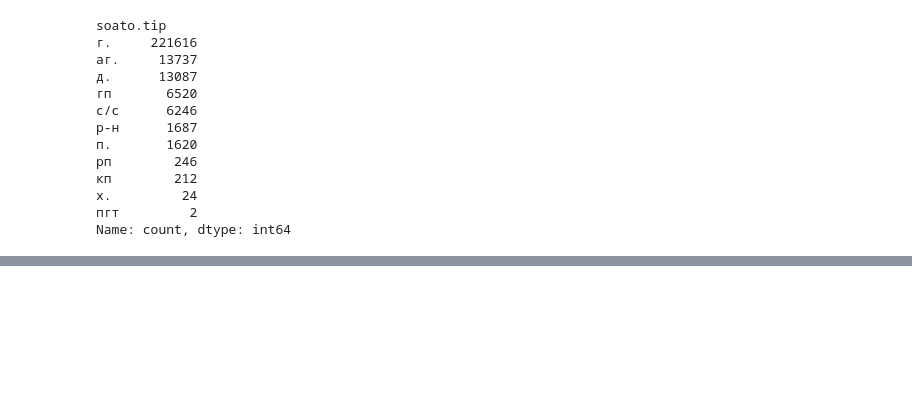
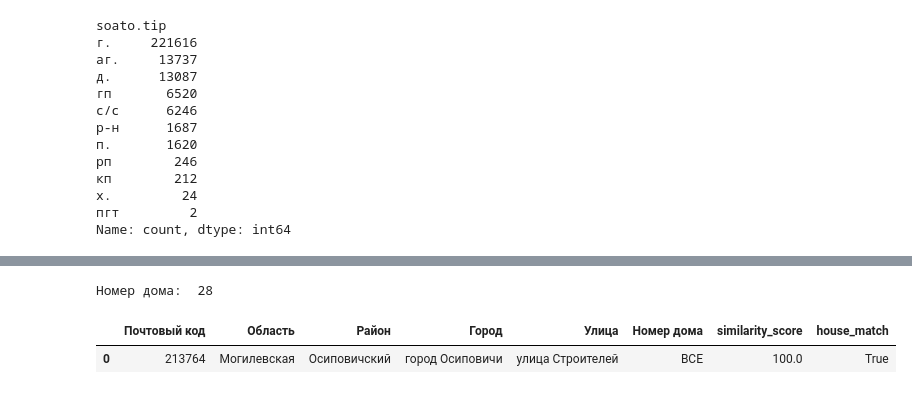
Before and after one commit to trxxnk/belpost-address-finder, a Jupyter notebook: analys.ipynb, the cells around one changed output, grey strips where cells are left out. Drawn from its saved outputs; the diff is of its cells as text; code cells hidden in the pictures; blank space fills up the shorter version.

```diff
--- a/analys.ipynb
+++ b/analys.ipynb
@@ -218,0 +396,9 @@ add_similarity_scores(first_filtered,
+# %%
+target_house = building
+print("Номер дома: ", target_house)
+data_scores["house_match"] = data_scores["Номер дома"].apply(lambda r: house_in_range(target_house, r))
+data_scores
+# %% [output]
+Номер дома:  28
+|  | Почтовый код | Область | Район | Город | Улица | Номер дома | similarity_score | house_match |
+| 0 | 213764 | Могилевская | Осиповичский | город Осиповичи | улица Строителей | ВСЕ | 100.0 | True |
```
Also changed, not shown: parts of 26 cells of this notebook, 6 other files.
